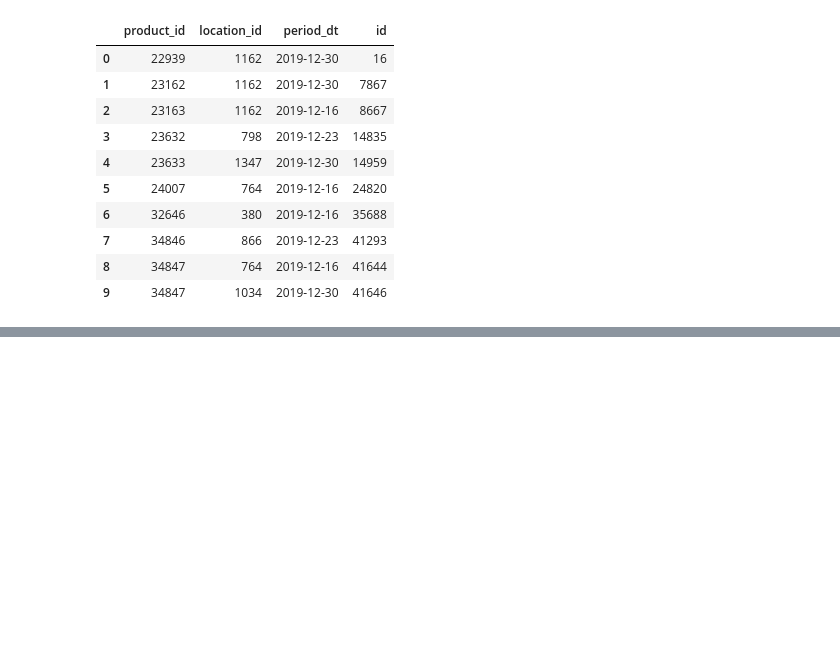
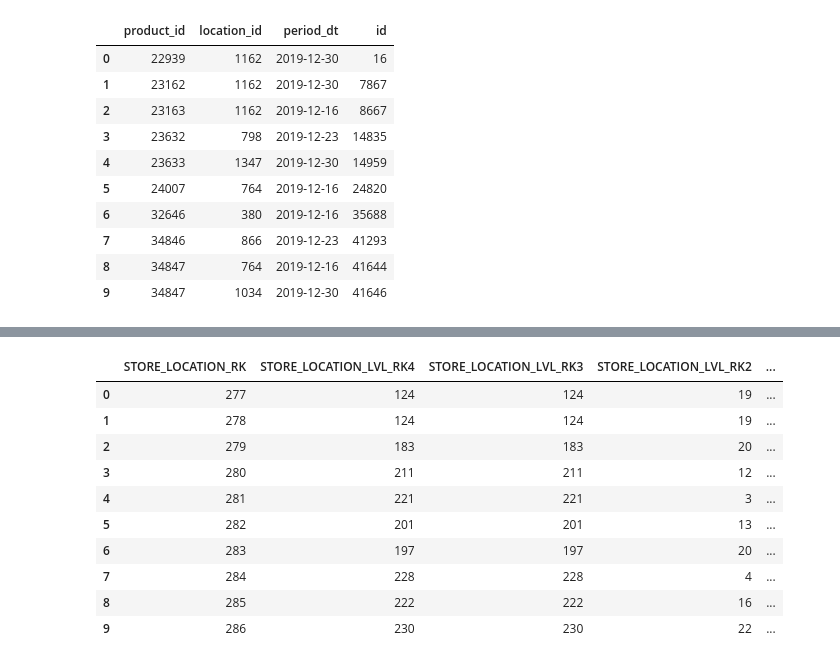
Before and after one commit to tane-superior/retail-demand-forecast, a Jupyter notebook: proj.ipynb, the cells around one changed output, grey strips where cells are left out. Cells and saved outputs as stored; diff of their text form; code cells hidden in the pictures; blank space fills up the shorter version.

```diff
--- a/proj.ipynb
+++ b/proj.ipynb
@@ -44,0 +53,16 @@ test.head(10)
+# %%
+location_df = pd.read_csv("hse-dab-naf-23/LOCATION.csv", sep=';')
+
+location_df.head(10)
+# %% [output]
+|  | STORE_LOCATION_RK | STORE_LOCATION_LVL_RK4 | STORE_LOCATION_LVL_RK3 | STORE_LOCATION_LVL_RK2 | ... |
+| 0 | 277 | 124 | 124 | 19 | ... |
+| 1 | 278 | 124 | 124 | 19 | ... |
+| 2 | 279 | 183 | 183 | 20 | ... |
+| 3 | 280 | 211 | 211 | 12 | ... |
+| 4 | 281 | 221 | 221 | 3 | ... |
+| 5 | 282 | 201 | 201 | 13 | ... |
+| 6 | 283 | 197 | 197 | 20 | ... |
+| 7 | 284 | 228 | 228 | 4 | ... |
+| 8 | 285 | 222 | 222 | 16 | ... |
+| 9 | 286 | 230 | 230 | 22 | ... |
```
Also changed, not shown: parts of 3 cells of this notebook.
